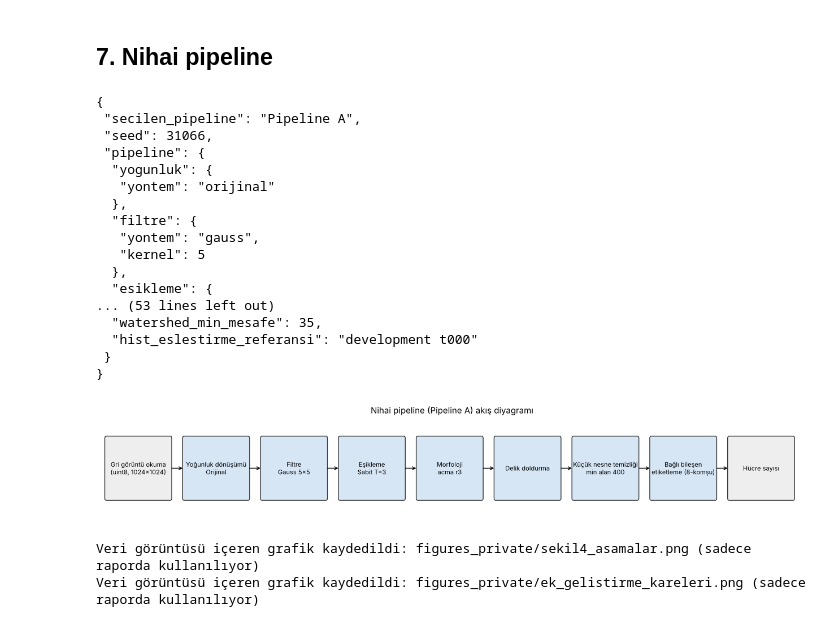
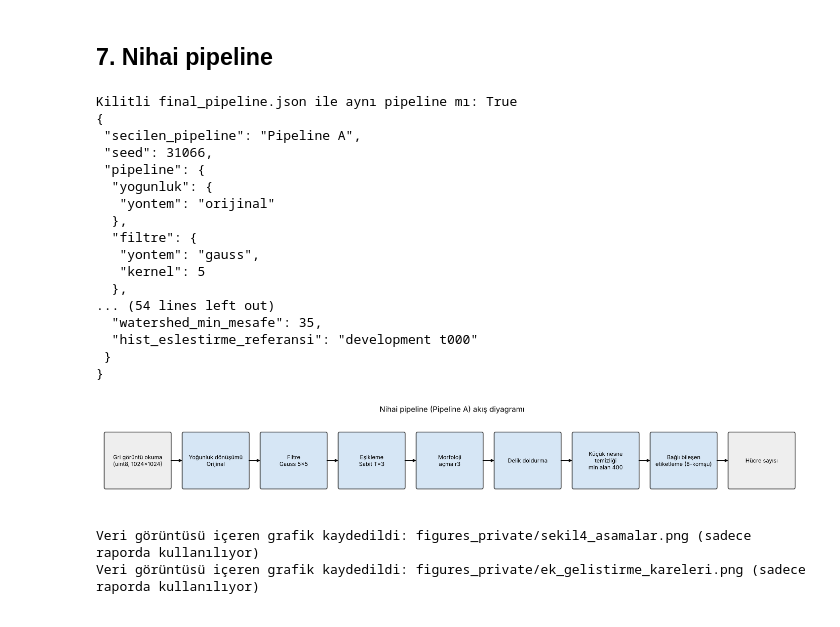
Before and after one commit to ibrahimalpsoy/goruntu-isleme-hucre-sayimi, a Jupyter notebook: main.ipynb, the cells around one changed output. Saved outputs shown, nothing was run; the diff lists cells and outputs as text; code cells hidden in the pictures.

Commit message:
test sonuçları ve readme

```diff
--- a/main.ipynb
+++ b/main.ipynb
@@ -308,10 +308,10 @@ fig, ax = plt.subplots(1, 4, figsize=(16, 3.3))
 ax[0].plot(sabit_orj["T"], sabit_orj["MAE"], "o-"); ax[0].set_title("Sabit eşik (orijinal görüntü)"); ax[0].set_xlabel("T")
 ax[1].plot(sabit_kg["T"], sabit_kg["MAE"], "o-", color="#dd8452"); ax[1].set_title("Sabit eşik (kontrast germe sonrası)"); ax[1].set_xlabel("T")
 pv = adap.pivot(index="blok", columns="C", values="MAE")
-im = ax[2].imshow(pv, cmap="viridis_r"); ax[2].set_xticks(range(len(pv.columns))); ax[2].set_xticklabels(pv.columns)
+im = ax[2].imshow(pv, cmap="YlGn_r"); ax[2].set_xticks(range(len(pv.columns))); ax[2].set_xticklabels(pv.columns)
 ax[2].set_yticks(range(len(pv.index))); ax[2].set_yticklabels(pv.index); ax[2].set_xlabel("C"); ax[2].set_ylabel("blok boyutu"); ax[2].set_title("Adaptif eşik MAE")
 for i in range(pv.shape[0]):
-    for j in range(pv.shape[1]): ax[2].text(j, i, f"{pv.iloc[i, j]:.1f}", ha="center", va="center", color="w", fontsize=8)
+    for j in range(pv.shape[1]): ax[2].text(j, i, f"{pv.iloc[i, j]:.1f}", ha="center", va="center", color="k", fontsize=8)
 ax[3].plot(malan["min_alan"], malan["MAE"], "o-", color="#55a868"); ax[3].set_title("Minimum nesne alanı"); ax[3].set_xlabel("piksel")
 for a in (ax[0], ax[1], ax[3]): a.set_ylabel("Geliştirme MAE"); a.grid(alpha=.3)
 fig.suptitle("Parametrelerin geliştirme MAE değerine etkisi (10 geliştirme karesi)"); fig.tight_layout()
@@ -410,14 +410,14 @@ secenekler = [("E11 sabit T=%d" % T_KG, "E11"), ("E12 Otsu", "E12"), ("E01 adapt
               ("E14 morfoloji yok", "E14"), ("E15 erozyon r3", "E15"), ("E16 genişletme r3", "E16"),
               ("E17 açma r5", "E17"), ("E18 kapama r3", "E18"), ("E19 açma r3 > kapama r3", "E19"), ("E21 + watershed", "E21")]
 dmap = {d[0]: d[3] for d in DENEYLER}
-fig, ax = plt.subplots(2, 5, figsize=(19, 8))
+fig, ax = plt.subplots(2, 5, figsize=(19, 9.2))
 for a, (ad, did) in zip(ax.ravel(), secenekler):
     ara, et, n = mask_of(dmap[did])
     goster = et if did == "E21" else ara["temiz_maske"]
     a.imshow(goster[kes], cmap="nipy_spectral" if did == "E21" else "gray", interpolation="nearest")
     a.set_title(f"{ad}\ntüm karede {n} nesne (referans {REF_DEV[k]})", fontsize=9); a.axis("off")
-fig.suptitle(f"Segmentasyon (üst satırın ilk üçü) ve morfolojik işlemlerin karşılaştırması, development t{k:03d} yakın plan")
-fig.tight_layout(); kaydet(fig, "sekil3_segmentasyon_morfoloji.png", veri_gorseli=True)
+fig.suptitle(f"Segmentasyon (üst satırın ilk üçü) ve morfolojik işlemlerin karşılaştırması, development t{k:03d} yakın plan", y=1.0)
+fig.tight_layout(h_pad=3.0); kaydet(fig, "sekil3_segmentasyon_morfoloji.png", veri_gorseli=True)
 # %% [output]
 Veri görüntüsü içeren grafik kaydedildi: figures_private/sekil3_segmentasyon_morfoloji.png (sadece raporda kullanılıyor)
 # %% [markdown]
@@ -487,9 +487,16 @@ final_json = {
     "parametre_kaynaklari": {"sabit_esik_orijinal": T_ORJ, "sabit_esik_kontrast_germe": T_KG, "min_alan": MIN_ALAN,
                              "baseline_min_alan": BASELINE_MIN_ALAN, "watershed_min_mesafe": WS_MESAFE, "hist_eslestirme_referansi": f"development t{HM_REF_KARE:03d}"},
 }
-json.dump(final_json, open("final_pipeline.json", "w"), indent=2, ensure_ascii=False)
+if os.path.exists("final_pipeline.json") and RUN_TEST:
+    # kilitlenmiş dosya değiştirilmiyor; sadece aynı pipeline'ın seçildiği kontrol ediliyor
+    kilitli_final = json.load(open("final_pipeline.json"))
+    print("Kilitli final_pipeline.json ile aynı pipeline mı:",
+          kilitli_final["pipeline"] == json.loads(json.dumps(FINAL)) and kilitli_final["baseline"] == json.loads(json.dumps(BASELINE)))
+else:
+    json.dump(final_json, open("final_pipeline.json", "w"), indent=2, ensure_ascii=False)
 print(json.dumps(final_json, indent=1, ensure_ascii=False))
 # %% [output]
+Kilitli final_pipeline.json ile aynı pipeline mı: True
 {
  "secilen_pipeline": "Pipeline A",
  "seed": 31066,
@@ -501,8 +508,7 @@ print(json.dumps(final_json, indent=1, ensure_ascii=False))
    "yontem": "gauss",
    "kernel": 5
   },
-  "esikleme": {
-... (53 lines left out)
+... (54 lines left out)
   "watershed_min_mesafe": 35,
   "hist_eslestirme_referansi": "development t000"
  }
@@ -510,20 +516,20 @@ print(json.dumps(final_json, indent=1, ensure_ascii=False))
 # %%
 # Şekil 1: nihai pipeline akış diyagramı
 from matplotlib.patches import FancyBboxPatch
 y, f, e, mo, par = ozet_metin(FINAL)
 adimlar = ["Gri görüntü okuma\n(uint8, 1024x1024)", f"Yoğunluk dönüşümü\n{y}", f"Filtre\n{f}", f"Eşikleme\n{e.replace(' C', chr(10) + 'C')}",
-           "Morfoloji\n" + " > ".join(f"{a} r{r}" for a, r in FINAL["morfoloji"]), "Delik doldurma", f"Küçük nesne temizliği\n{par}"]
+           "Morfoloji\n" + ozet_metin(FINAL)[3].split(" +")[0], "Delik doldurma", f"Küçük nesne\ntemizliği\n{par}"]
 adimlar.append("Distance transform\n+ watershed" if FINAL["ayirma"]["yontem"] == "watershed" else "Bağlı bileşen\netiketleme (8-komşu)")
 adimlar.append("Hücre sayısı")
-fig, ax = plt.subplots(figsize=(16, 2.3)); ax.set_xlim(0, len(adimlar)); ax.set_ylim(0, 1); ax.axis("off")
+fig, ax = plt.subplots(figsize=(18, 2.3)); ax.set_xlim(0, len(adimlar)); ax.set_ylim(0, 1); ax.axis("off")
 for i, t in enumerate(adimlar):
     ax.add_patch(FancyBboxPatch((i + .06, .2), .82, .6, boxstyle="round,pad=0.02", fc="#d6e6f5" if 0 < i < len(adimlar) - 1 else "#eee", ec="#333"))
     ax.text(i + .47, .5, t, ha="center", va="center", fontsize=8)
     if i: ax.annotate("", (i + .06, .5), (i - .12, .5), arrowprops=dict(arrowstyle="->"))
 ax.set_title(f"Nihai pipeline ({SECILEN}) akış diyagramı")
 kaydet(fig, "sekil1_akis.png", veri_gorseli=False)
 # %% [output]
-[figure, old version]
+[figure, new version]
 # %%
 # Şekil 4: nihai pipeline'ın aşama aşama çıktıları (bir doğrulama karesi)
 k = VAL[0]
```
Also changed, not shown: parts of 9 cells of this notebook, 14 other files.
